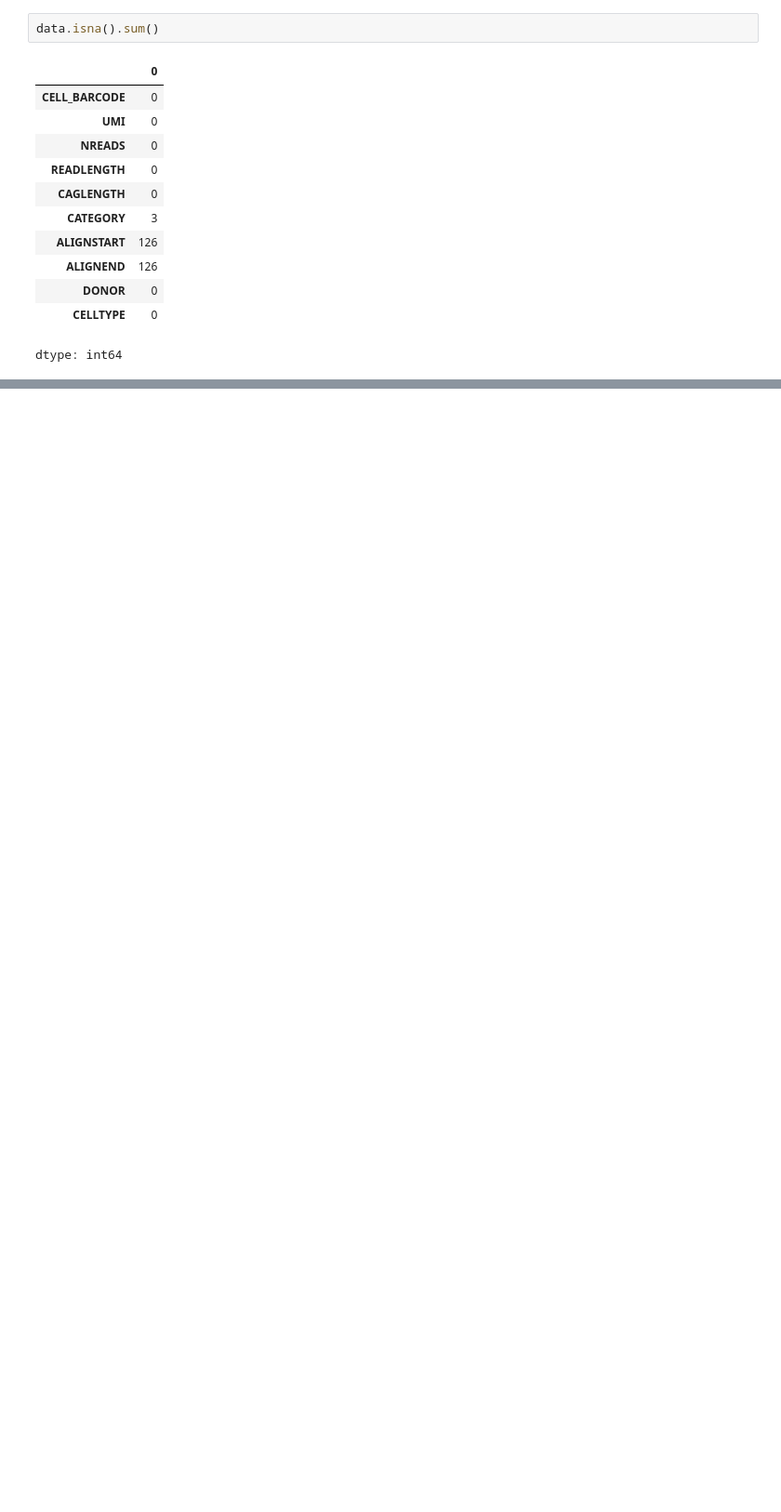
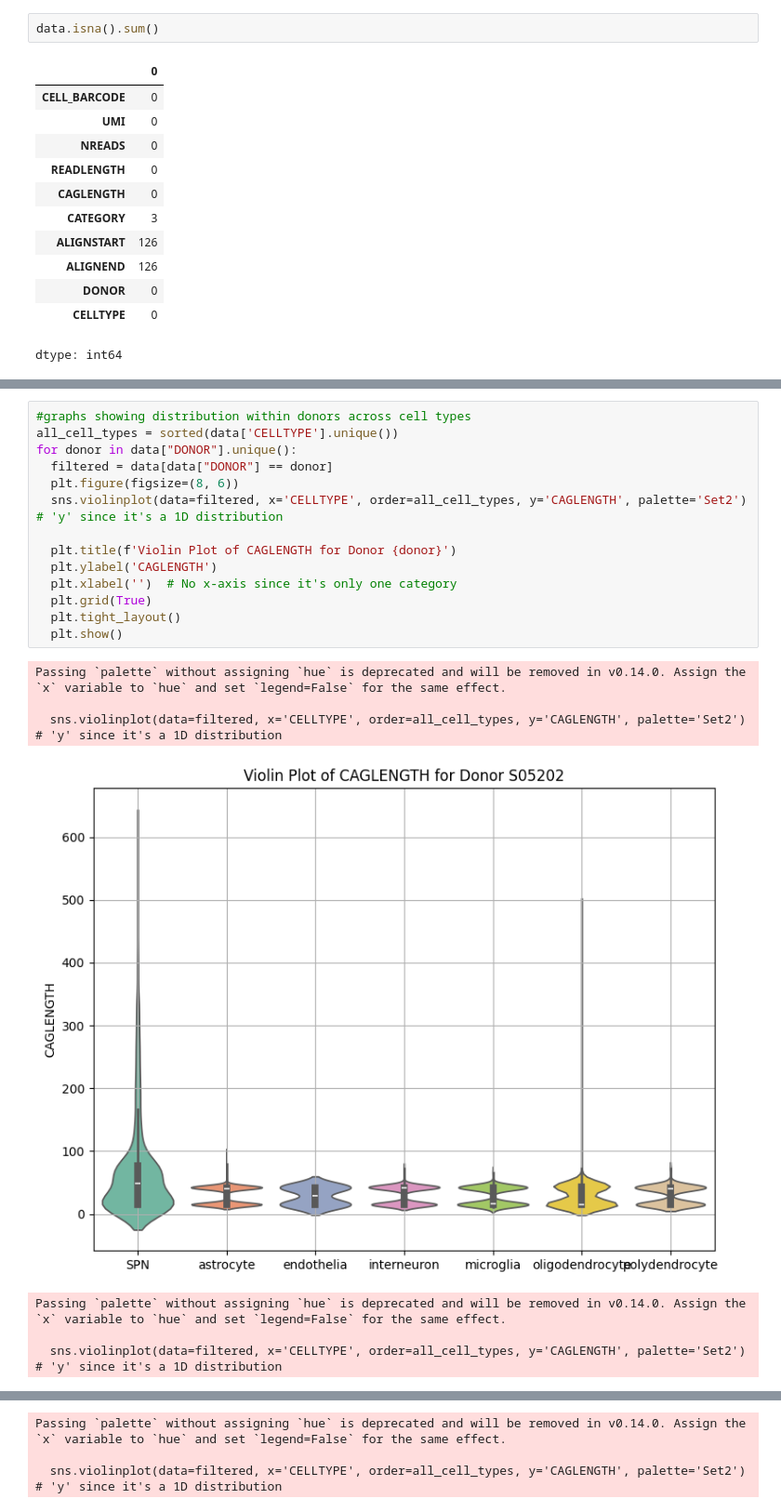
Before and after one commit to driskoe/BDSiC_FinalProject, a Jupyter notebook: NeMO_MetaData.ipynb, the cells around one changed output, grey strips where cells are left out. Shown at 93% size. Drawn from its saved outputs; the diff is of its cells as text; blank space fills up the shorter version.

```diff
--- a/NeMO_MetaData.ipynb
+++ b/NeMO_MetaData.ipynb
@@ -40,0 +83,22 @@ dtype: int64
+# %%
+#graphs showing distribution within donors across cell types
+all_cell_types = sorted(data['CELLTYPE'].unique())
+for donor in data["DONOR"].unique():
+  filtered = data[data["DONOR"] == donor]
+  plt.figure(figsize=(8, 6))
+  sns.violinplot(data=filtered, x='CELLTYPE', order=all_cell_types, y='CAGLENGTH', palette='Set2')  # 'y' since it's a 1D distribution
+
+  plt.title(f'Violin Plot of CAGLENGTH for Donor {donor}')
+  plt.ylabel('CAGLENGTH')
+  plt.xlabel('')  # No x-axis since it's only one category
+  plt.grid(True)
+  plt.tight_layout()
+  plt.show()
+# %% [output]
+Passing `palette` without assigning `hue` is deprecated and will be removed in v0.14.0. Assign the `x` variable to `hue` and set `legend=False` for the same effect.
+
+  sns.violinplot(data=filtered, x='CELLTYPE', order=all_cell_types, y='CAGLENGTH', palette='Set2')  # 'y' since it's a 1D distribution
+[figure, added]
+Passing `palette` without assigning `hue` is deprecated and will be removed in v0.14.0. Assign the `x` variable to `hue` and set `legend=False` for the same effect.
+
+  sns.violinplot(data=filtered, x='CELLTYPE', order=all_cell_types, y='CAGLENGTH', palette='Set2')  # 'y' since it's a 1D distribution
@@ -40,0 +106,3 @@ dtype: int64
+Passing `palette` without assigning `hue` is deprecated and will be removed in v0.14.0. Assign the `x` variable to `hue` and set `legend=False` for the same effect.
+
+  sns.violinplot(data=filtered, x='CELLTYPE', order=all_cell_types, y='CAGLENGTH', palette='Set2')  # 'y' since it's a 1D distribution
```
Also changed, not shown: parts of 7 cells of this notebook.
